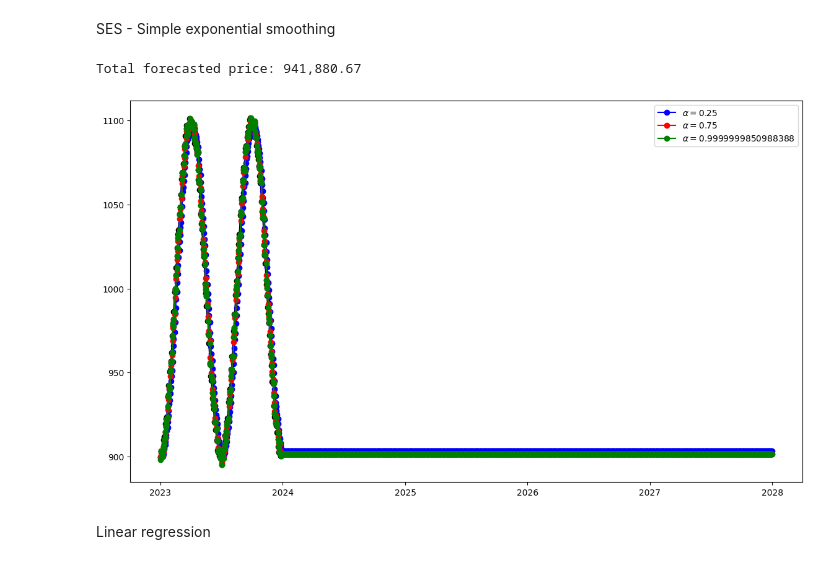
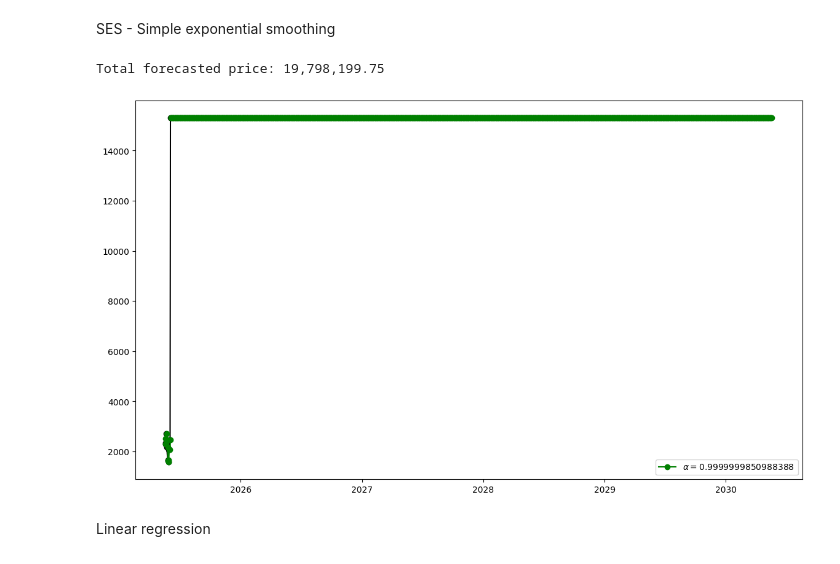
Before and after one commit to AndrijaLazic/Time-Series-Forecasting, a Jupyter notebook: python-roi/main.ipynb, the cells around one changed output. Cells and saved outputs as stored; diff of their text form; code cells hidden in the pictures.

```diff
--- a/python-roi/main.ipynb
+++ b/python-roi/main.ipynb
@@ -333,48 +366,48 @@ Quarter trend strength (period=90): 0.99
 # %% [markdown]
 SES - Simple exponential smoothing
 # %%
+prices_dataframe = pandas.read_csv("Data/baza.csv")
 
-project_start_date = datetime.strptime("2023-01-01", "%Y-%m-%d")
-project_end_date = datetime.strptime("2028-01-01", "%Y-%m-%d")
+min_date = prices_dataframe['date'].min()
 
-#number of working days
+project_start_date = datetime.strptime(min_date, "%Y-%m-%d")
+project_end_date = project_start_date + pandas.DateOffset(years=5)
 
-
-prices_dataframe = pandas.read_csv("Data/seasonal_price_data.csv")
 # Ensure datetime and set index
 prices_dataframe['date'] = pandas.to_datetime(prices_dataframe['date'])
 prices_dataframe = prices_dataframe.set_index('date')
 current_date = prices_dataframe.index[-1]
 count_excluding_end = pandas.bdate_range(start=current_date, end=project_end_date).size
 train = prices_dataframe[prices_dataframe.index.dayofweek < 5]['price']
 train = prices_dataframe['price']
 train = train.asfreq('C')
+
 
 model_1  = SimpleExpSmoothing(train).fit(smoothing_level=0.25,optimized=False)
 model_2  = SimpleExpSmoothing(train).fit(smoothing_level=0.75,optimized=False)
 
 # # alpha oznacava odnos pravih i prediktovanih podataka u algoritmu. 25% znaci da je 25% vrednost predikcije a 75% realna vrednost.
 fcast1 = model_1.forecast(count_excluding_end).rename(r"$\alpha=0.25$")
 fcast2 = model_2.forecast(count_excluding_end).rename(r"$\alpha=0.75$")
 
 fit3 = SimpleExpSmoothing(train, initialization_method = "heuristic").fit()
 fcast3 = fit3.forecast(count_excluding_end).rename(r"$\alpha=%s$" % fit3.model.params["smoothing_level"])
 
 plt.figure(figsize=(14, 8))
 plt.plot(train, marker="o", color="black")
-plt.plot(model_1.fittedvalues, marker="o", color="blue")
-(line1,) = plt.plot(fcast1, marker="o", color="blue")
-plt.plot(model_2.fittedvalues, marker="o", color="red")
-(line2,) = plt.plot(fcast2, marker="o", color="red")
+# plt.plot(model_1.fittedvalues, marker="o", color="blue")
+# (line1,) = plt.plot(fcast1, marker="o", color="blue")
+# plt.plot(model_2.fittedvalues, marker="o", color="red")
+# (line2,) = plt.plot(fcast2, marker="o", color="red")
 plt.plot(fit3.fittedvalues, marker="o", color="green")
 (line3,) = plt.plot(fcast3, marker="o", color="green")
-plt.legend([line1,line2,line3], [fcast1.name,fcast2.name,fcast3.name])
+plt.legend([line3], [fcast3.name])
 
 total_fcast3 = fcast3.sum()
 print(f"Total forecasted price: {total_fcast3:,.2f}")
 # %% [output]
-Total forecasted price: 941,880.67
+Total forecasted price: 19,798,199.75
-[figure, old version]
+[figure, new version]
 # %% [markdown]
 Linear regression
 # %%
```
Also changed, not shown: parts of 10 cells of this notebook.
